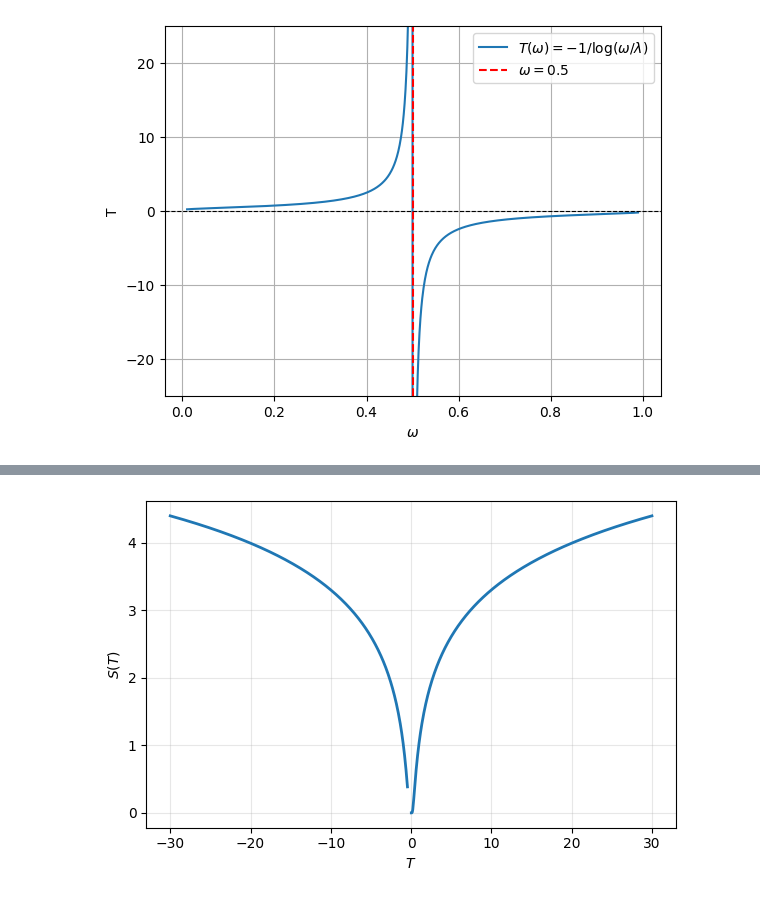
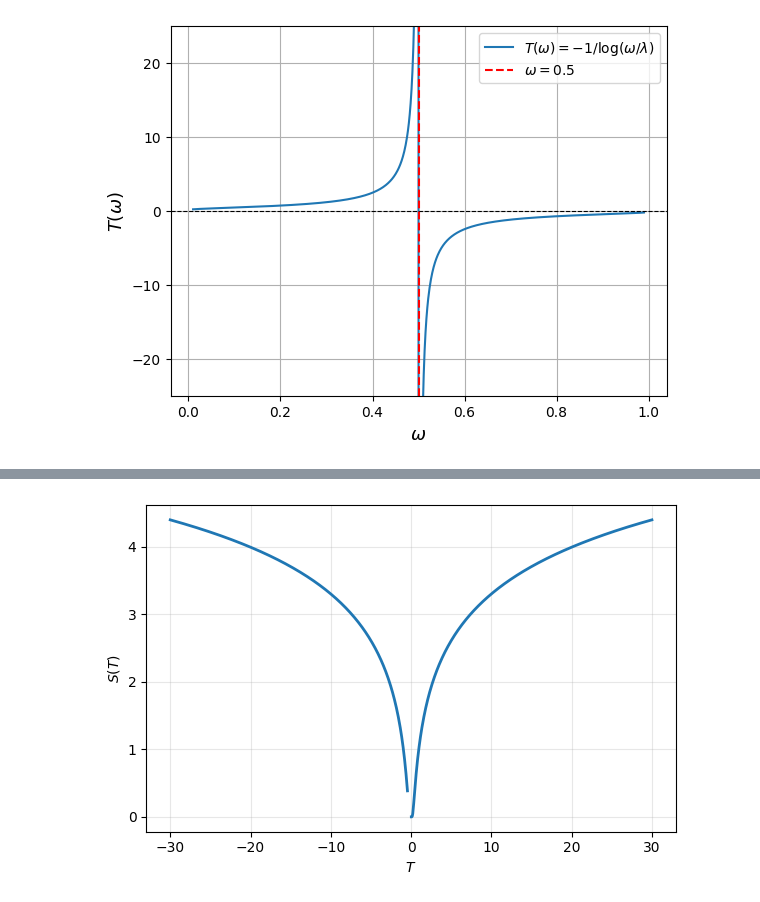
Before and after one commit to pedrolinckm/OQW-Thermodynamics, a Jupyter notebook: thermodynamics_oqw.ipynb, the cells around one changed output, grey strips where cells are left out. Cells and saved outputs as stored; diff of their text form; code cells hidden in the pictures.

```diff
--- a/thermodynamics_oqw.ipynb
+++ b/thermodynamics_oqw.ipynb
@@ -62,18 +62,18 @@ T = -1 / (np.log(omega / lmbd))
 # %%
 # Plot
 plt.plot(omega, T, label=r"$T(\omega) = -1/\log(\omega/\lambda)$")
 plt.axhline(0, color='black', linewidth=0.8, linestyle='--')
 plt.axvline(0.5, color='red', linestyle='--', label=r'$\omega = 0.5$')
-plt.xlabel(r'$\omega$')
-plt.ylabel('T')
+plt.xlabel(r'$\omega$', fontsize=13)
+plt.ylabel('$T(\omega)$', fontsize=13)
 plt.legend()
 plt.grid(True)
 plt.ylim(-25, 25)
 plt.savefig("temperature_vs_omega.pgf")
 
 plt.show()
 # %% [output]
-[figure, old version]
+[figure, new version]
 # %%
 # Plot
 beta = np.linspace(-100, 100, 1000)
```
Also changed, not shown: parts of 9 cells of this notebook, 7 other files.
